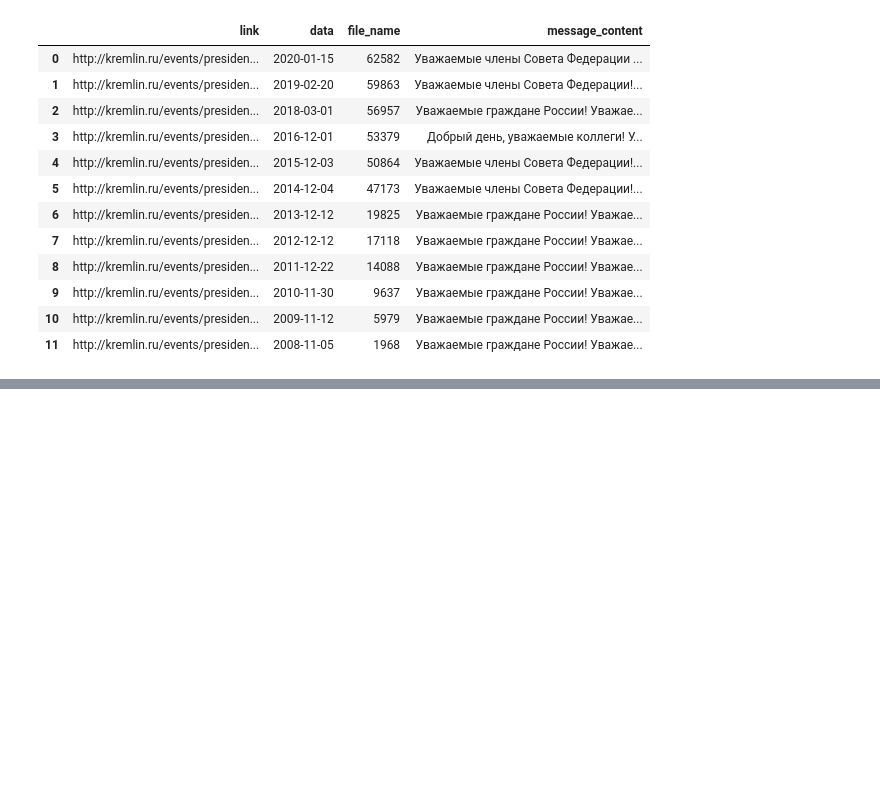
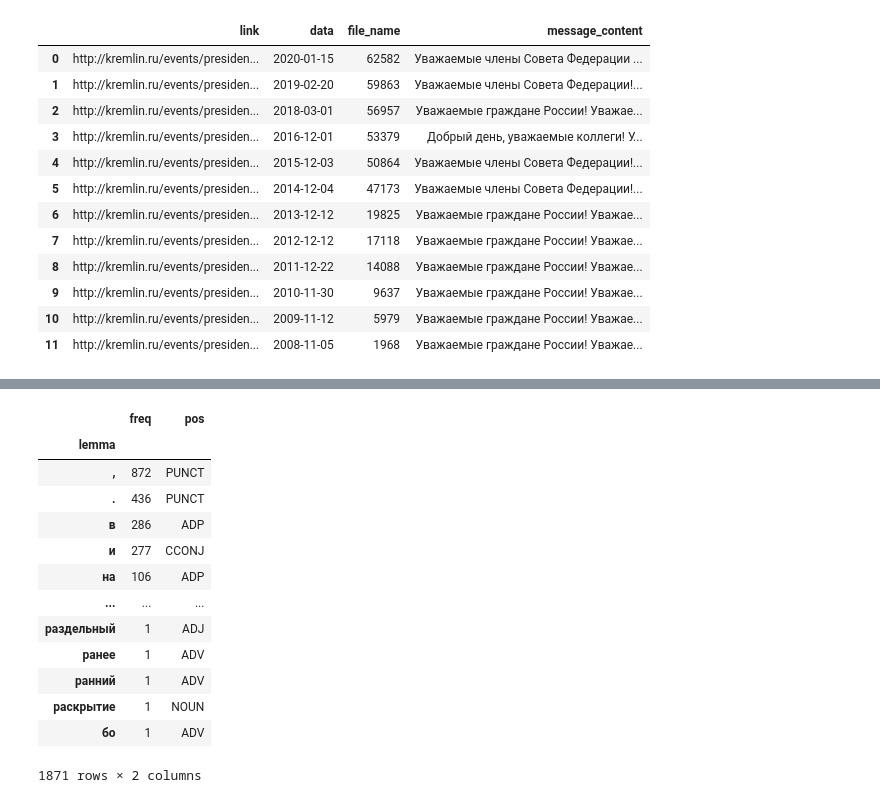
Before and after one commit to iconismo/federal-assembly, a Jupyter notebook: notebooks/3-create-wordcloud.ipynb, the cells around one changed output, grey strips where cells are left out. Cells and saved outputs as stored; diff of their text form; code cells hidden in the pictures; blank space fills up the shorter version.

```diff
--- a/notebooks/3-create-wordcloud.ipynb
+++ b/notebooks/3-create-wordcloud.ipynb
@@ -68,0 +198,17 @@ map_mask = np.array(Image.open("..\\data\\external\\map.jpeg"))
+# %%
+grouped
+# %% [output]
+|  | freq | pos |
+| lemma |  |  |
+| , | 872 | PUNCT |
+| . | 436 | PUNCT |
+| в | 286 | ADP |
+| и | 277 | CCONJ |
+| на | 106 | ADP |
+| ... | ... | ... |
+| раздельный | 1 | ADJ |
+| ранее | 1 | ADV |
+| ранний | 1 | ADV |
+| раскрытие | 1 | NOUN |
+| бо | 1 | ADV |
+1871 rows × 2 columns
```
Also changed, not shown: parts of 32 cells of this notebook, 14 other files.
